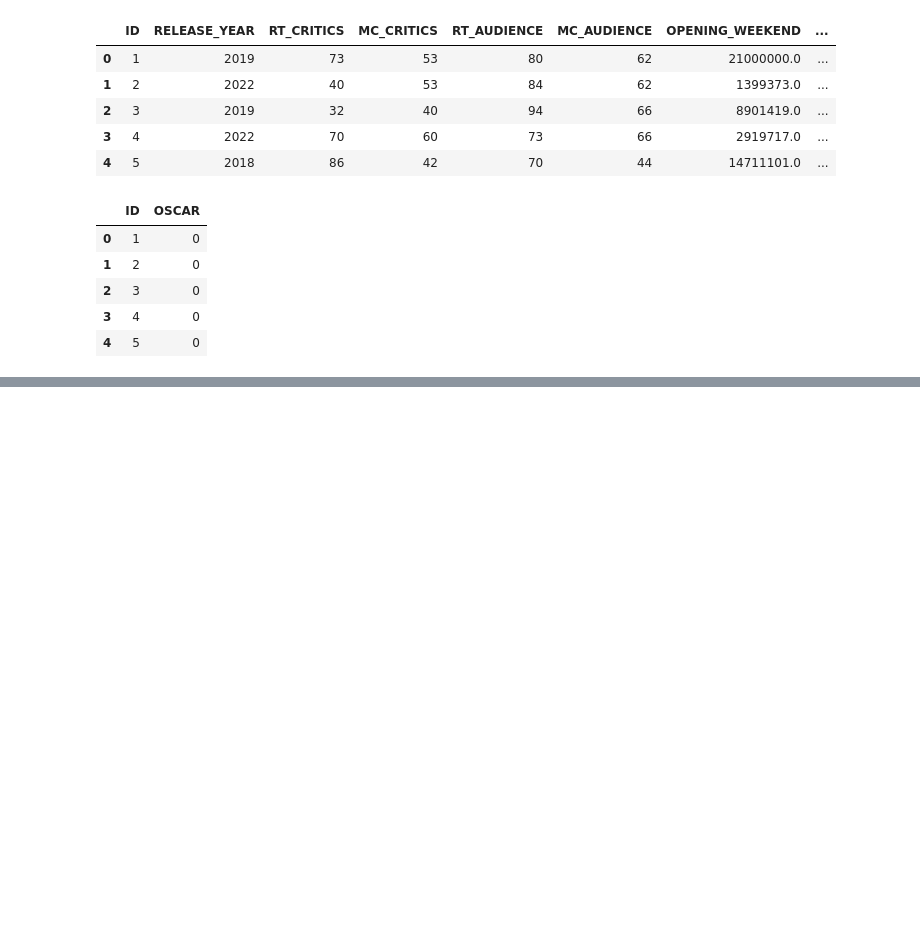
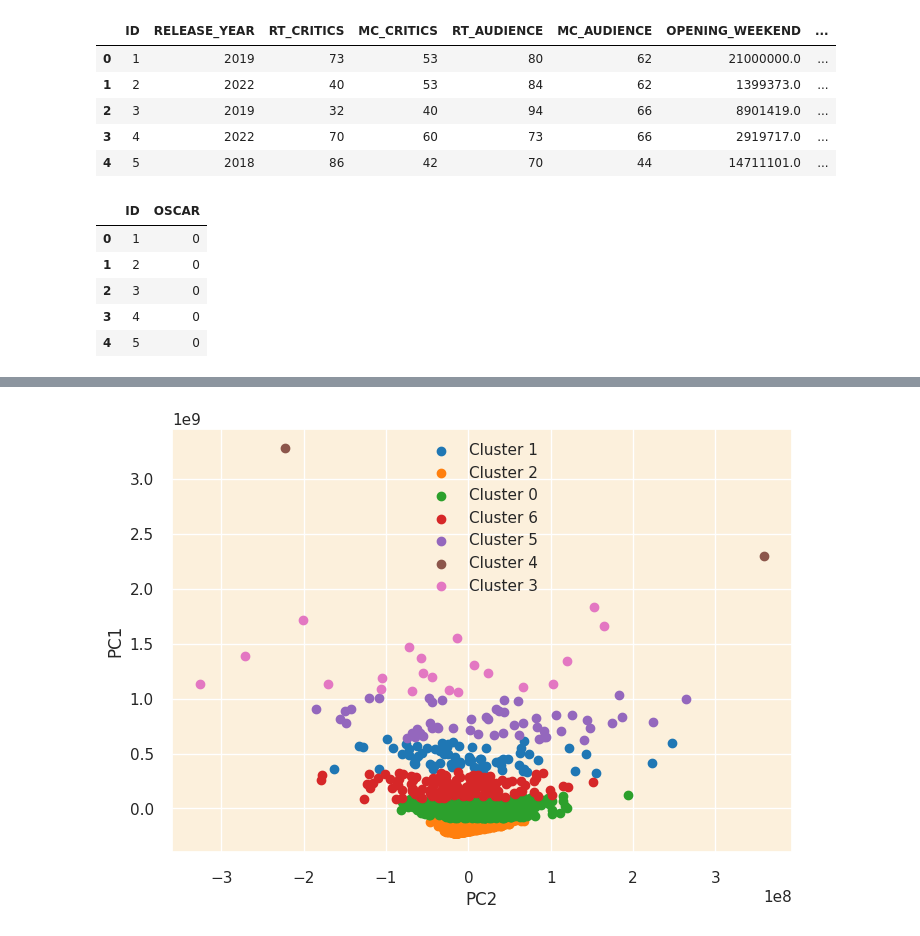
Before and after one commit to NikosGour/Data-Mining-Assignment, a Jupyter notebook: report.ipynb, the cells around one changed output, grey strips where cells are left out. Saved outputs shown, nothing was run; the diff lists cells and outputs as text; code cells hidden in the pictures; blank space fills up the shorter version.

```diff
--- a/report.ipynb
+++ b/report.ipynb
@@ -1794,0 +1967,4 @@ df['CLUSTER'].value_counts()
+# %%
+pca_pca = PCA(n_components=2).fit_transform(df_pca)
+pca_pca = pd.DataFrame(pca_pca)
+pca_pca.head()
@@ -1795,5 +1978,18 @@ df['CLUSTER'].value_counts()
 # %%
 import math
-plt.scatter(y=df["MC_CRITICS"],x=df["IMDB_RATING"],c=df["CLUSTER"])
+from itertools import cycle
+import matplotlib.cm as cm
+colors = cycle(cm.tab10.colors)
+labels  =  pd.DataFrame(kmeans.labels_,columns=["CLUSTER"])
+
+for i in labels["CLUSTER"].unique():
+    color = next(colors)
+    idx = labels["CLUSTER"] == i
+    plt.scatter(y=pca_pca[idx][0],x=pca_pca[idx][1],color=color,label=f"Cluster {i}")
+# plt.scatter(y=df["IMDB_RATING"],x=df["RT_CRITICS"],c=df_scaled["CLUSTER"])
+plt.xlabel("PC2")
+plt.ylabel("PC1")
+plt.legend()
 plt.show()
-df[df["WON_OSCAR"] ==1]["CLUSTER"].value_counts()
+# %% [output]
+[figure, added]
```
Also changed, not shown: parts of 66 cells of this notebook, 2 other files.
